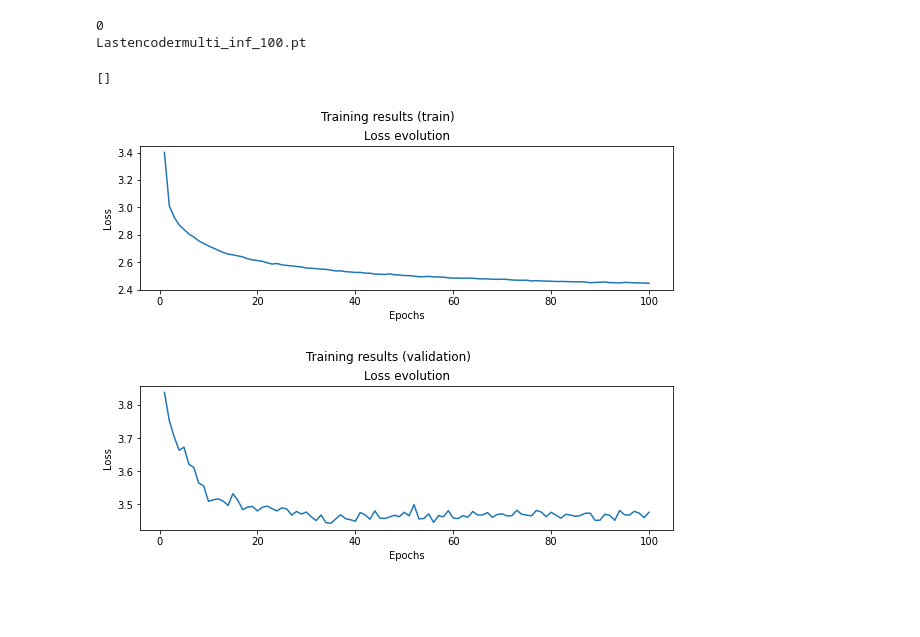
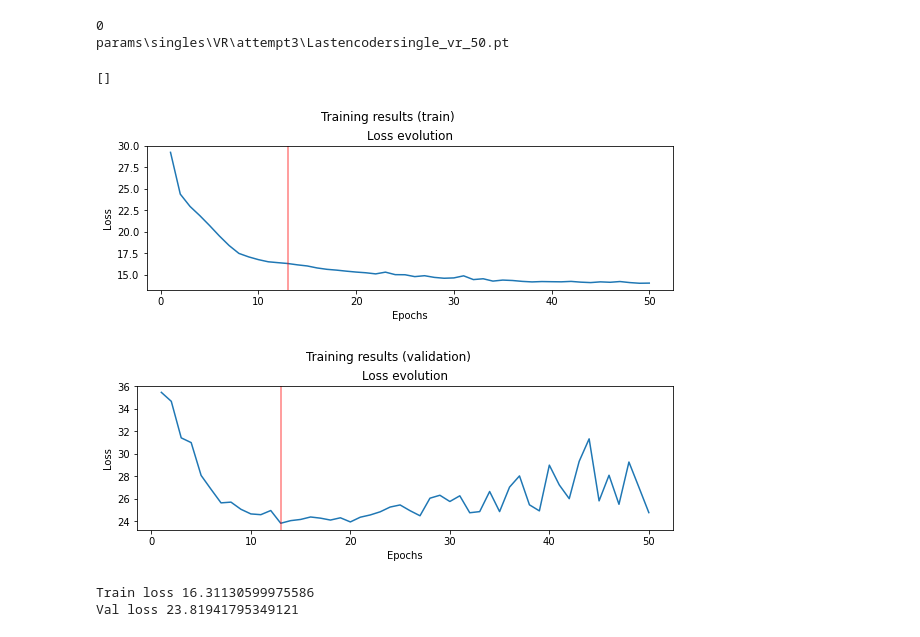
Before and after one commit to nunuki-crew/FinalEL7006, a Jupyter notebook: plotter.ipynb, the cells around one changed output. Cells and saved outputs as stored; diff of their text form; code cells hidden in the pictures; blank space fills up the shorter version.

Commit message:
Played with parameter and plotted
AY DIOS MIO QUE SE PRESENTA HOY

```diff
--- a/plotter.ipynb
+++ b/plotter.ipynb
@@ -3,8 +3,8 @@ import torch
 import numpy as np
 import matplotlib.pyplot as plt
 # %%
-state_dirs = "Lastencodermulti_inf_100.pt"
-NAME = "single_VR_50"
+state_dirs = "params\singles\VR\\attempt3\Lastencodersingle_vr_50.pt"
+NAME = "multi_inf"
 n_curves = 1
 states = []
 for i in range(n_curves):
@@ -19,41 +19,56 @@ for i, state in enumerate(states):
     n_epochs = np.arange(1,len(state["loss"][0]) + 1, 1)
     train_loss.plot(n_epochs , state["loss"][0], )
     # train_acc.plot(n_epochs , state["acc"][0], label = labels[i]),
+# for i, state in enumerate(states):
+    pos = np.argmin([state["loss"][1]])
+    train_loss.axvline(x = pos + 1, color = 'r', alpha=0.5)
 
 train_loss.set_xlabel("Epochs")
 train_loss.set_ylabel("Loss")
 train_loss.set_title("Loss evolution")
 
 # train_acc.set_xlabel("Epochs"),
 # train_acc.set_ylabel("Acc"),
 # train_acc.set_title("Accuracy evolution"),
 
 # plt.legend(fontsize = "x-small")
 plt.plot()
-plt.savefig(f"{NAME}_train.png",dpi = 300)
+# plt.savefig(f"{NAME}_train.png",dpi = 300)
 
 fig, (val_loss) = plt.subplots(ncols = 1, figsize = (8,3), layout = "constrained")
 fig.suptitle("Training results (validation)")
 
 for i, state in enumerate(states):
     n_epochs = np.arange(1,len(state["loss"][0]) + 1 ,1)
     val_loss.plot(n_epochs , state["loss"][1],)
     # val_acc.plot(n_epochs , state["acc"][1], label = labels[i]),
-
+    pos = np.argmin([state["loss"][1]])
+    val_loss.axvline(x = pos + 1, color = 'r', alpha=0.5)
 val_loss.set_xlabel("Epochs")
 val_loss.set_ylabel("Loss")
 val_loss.set_title("Loss evolution")
 
 # val_acc.set_xlabel("Epochs"),
 # val_acc.set_ylabel("Acc"),
 # val_acc.set_title("Accuracy evolution"),
 
 # plt.legend(fontsize = "x-small")
 plt.plot()
 # plt.savefig(f"{NAME}_val.png",dpi = 300)
 # %% [output]
 0
-Lastencodermulti_inf_100.pt
+params\singles\VR\attempt3\Lastencodersingle_vr_50.pt
 []
-[figure, old version]
+[figure, new version]
-[figure, old version]
+[figure, new version]
+# %%
+for i, state in enumerate(states):
+    # print(labels[i])
+    pos = np.argmin(state["loss"][1])
+    t = state["loss"][0][pos]
+    v = state["loss"][1][pos]
+    print(f"Train loss {t}")
+    print(f"Val loss {v}")
+# %% [output]
+Train loss 16.31130599975586
+Val loss 23.81941795349121
```
Also changed, not shown: parts of 3 cells of this notebook, 4 other files.
